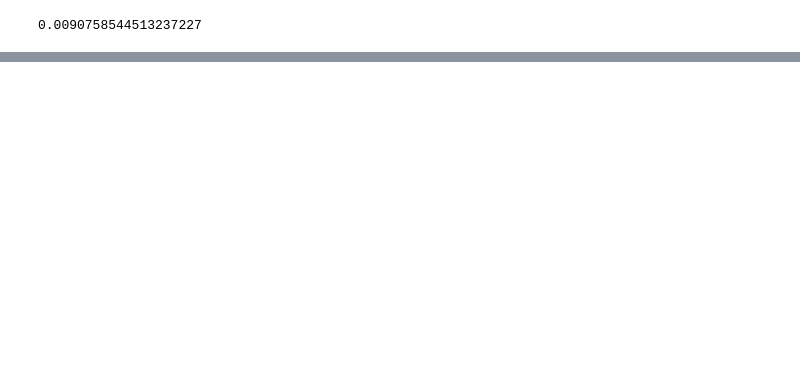
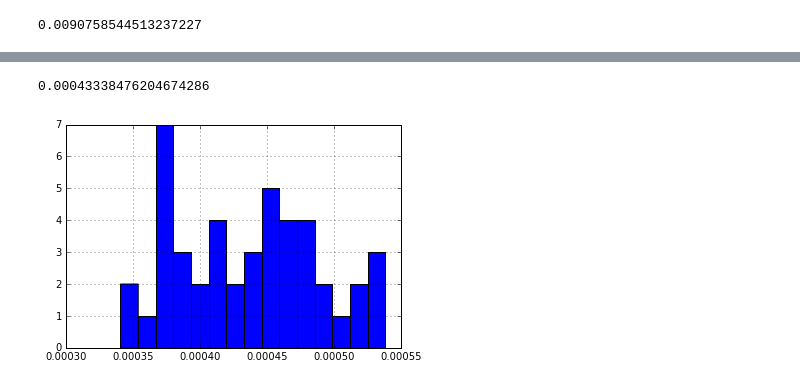
Before and after one commit to ccurtis7/brain_diffusion, a Jupyter notebook: test_notebooks/Ian_testing.ipynb, the cells around one changed output, grey strips where cells are left out. Cells and saved outputs as stored; diff of their text form; code cells hidden in the pictures; blank space fills up the shorter version.

```diff
--- a/test_notebooks/Ian_testing.ipynb
+++ b/test_notebooks/Ian_testing.ipynb
@@ -312,0 +322,8 @@ compute_plot_Deff('PLGA15k 0.5CHA geo',1,2)
+# %%
+ParticleChemistry = 'PEG-PLGA4A UP'
+tmin = 2
+tmax = 5
+ALPHA = 1
+temp1_msd = msd[msd.index >= tmin]
+temp2_msd = temp1_msd[temp1_msd.index <= tmax]
+temp2_msd
@@ -312,0 +362,6 @@ compute_plot_Deff('PLGA15k 0.5CHA geo',1,2)
+# %%
+Defflist = []
+for i in range(0, len(temp2_msd)):
+    index = temp2_msd.index[i]
+    Defflist.append(temp2_msd[ParticleChemistry + ' geo'][index]/(4*index**ALPHA))
+Defflist
@@ -312,0 +390,3 @@ compute_plot_Deff('PLGA15k 0.5CHA geo',1,2)
+# %%
+temp2_msd['Deff'] = Defflist
+temp2_msd
@@ -312,0 +418,7 @@ compute_plot_Deff('PLGA15k 0.5CHA geo',1,2)
+# %%
+temp2_msd['Deff'].hist(bins=15)
+Deff = scipy.stats.gmean(temp2_msd['Deff'])
+Deff
+# %% [output]
+0.00043338476204674286
+[figure, added]
```
Also changed, not shown: parts of 13 cells of this notebook.
